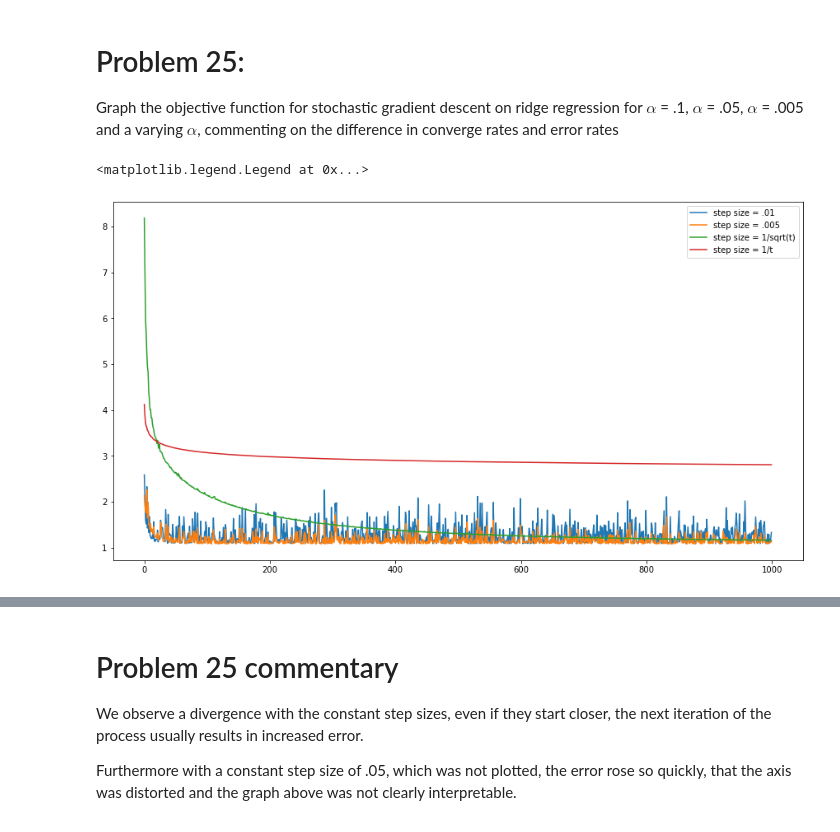
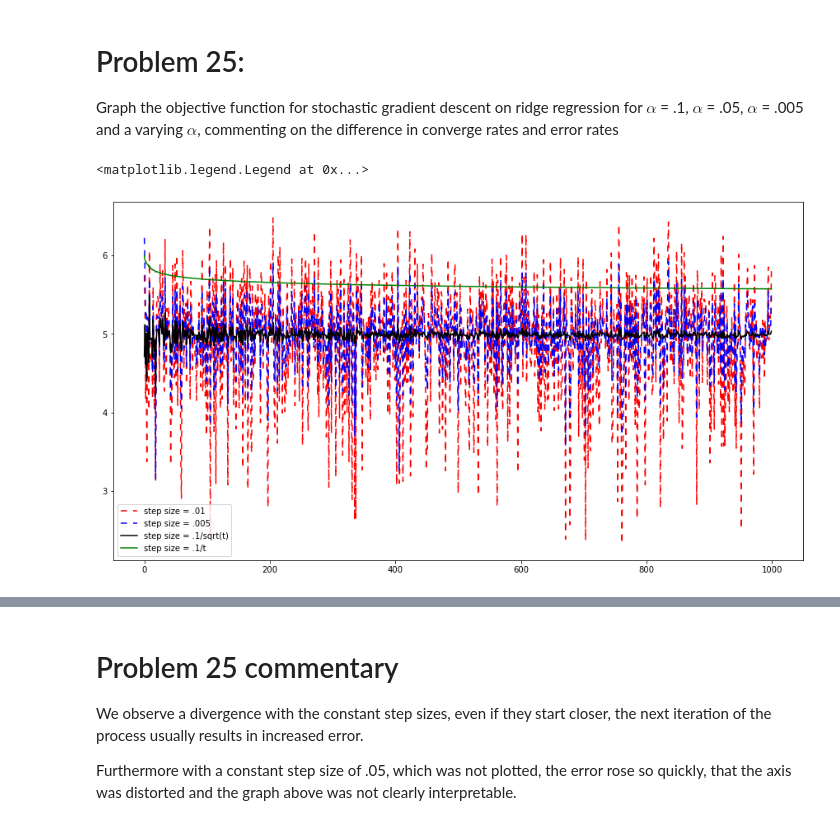
Before and after one commit to jgeorge313/Sem_2, a Jupyter notebook: DS_GA_1003/HW/hw2/skeleton_code.ipynb, the cells around one changed output, grey strips where cells are left out. Drawn from its saved outputs; the diff is of its cells as text; code cells hidden in the pictures.

Commit message:
fixed my gradient

```diff
--- a/DS_GA_1003/HW/hw2/skeleton_code.ipynb
+++ b/DS_GA_1003/HW/hw2/skeleton_code.ipynb
@@ -742,7 +742,7 @@ and $\eta$ is the step size in our stochastic descent algorithim
 
 Implement stochastic_grad_descent, done below
 # %%
-def stochastic_grad_descent(X, y, alpha=0.01, lambda_reg=10**-2, num_epoch=1000, eta0=False):
+def stochastic_grad_descent(X, y, c = 1, alpha=0.01, lambda_reg=10**-2, num_epoch=1000, eta0=False,):
     """
     In this question you will implement stochastic gradient descent with regularization term
     Args:
@@ -767,9 +767,9 @@ def stochastic_grad_descent(X, y, alpha=0.01, lambda_reg=10**-2, num_epoch=1000,
     loss_hist = np.zeros((num_epoch, num_instances)) #Initialize loss_hist
     #TODO
     # Set step counter
-    step_size_p = 1
+    t = 1
 
-    np.random.seed(10)
+    np.random.seed(27)
     for i in range(num_epoch):
         # Shuffle points
         shuffle = np.random.permutation(num_instances)
@@ -780,16 +780,15 @@ def stochastic_grad_descent(X, y, alpha=0.01, lambda_reg=10**-2, num_epoch=1000,
             loss_hist[i, j] = compute_square_loss(X, y, theta) + np.sum(theta**2)*lambda_reg
 
             # Simultaneously update theta
-            grad = 2*(np.dot(X[j], theta.T) - y[j])*X[j] + 2*lambda_reg*theta #Compute gradient of one single point
+            grad = 2*(X[j].T*X[j]*theta.T - y[j])*X[j] + 2*lambda_reg*theta #Compute gradient of one single point
 
+            if alpha == "1/t":
+                theta = theta - c/t * grad #Update theta
+                t+=1
+            elif alpha == "1/sqrt(t)":
+                theta = theta - c/np.sqrt(t) * grad #Update theta
+                t+=1
             else:
-                if isinstance(alpha, str):
-                    if alpha == "1/t":
-                        theta = theta - 0.1/step_size_p * grad #Update theta
-                    elif alpha == "1/sqrt(t)":
-                        theta = theta - 0.1/np.sqrt(step_size_p) * grad #Update theta
-                    step_size_p+=1
-                else:
-                    theta = theta - alpha * grad #Update theta
+                theta = theta - alpha * grad #Update theta
 
     return theta_hist, loss_hist
@@ -801,19 +852,24 @@ Graph the objective function for stochastic gradient descent on ridge regression
 sgd_theta_hist_01, sgd_loss_hist_01 = stochastic_grad_descent(X_train,y_train, alpha = .01)
 #sgd_theta_hist_05, sgd_loss_hist_05 = stochastic_grad_descent(X_train,y_train, alpha = .05)
 sgd_theta_hist_005, sgd_loss_hist_005 = stochastic_grad_descent(X_train,y_train, alpha = .005)
-sgd_theta_hist_sqrt, sgd_loss_hist_sqrt = stochastic_grad_descent(X_train,y_train, alpha = "1/sqrt(t)")
-sgd_theta_hist_t, sgd_loss_hist_t = stochastic_grad_descent(X_train,y_train, alpha = "1/t")
+sgd_theta_hist_sqrt_01, sgd_loss_hist_sqrt_01 = stochastic_grad_descent(X_train,y_train, c=.1, alpha = "1/sqrt(t)")
+sgd_theta_hist_t_01, sgd_loss_hist_t_01 = stochastic_grad_descent(X_train,y_train, c=.1, alpha = "1/t")
+
+sgd_theta_hist_sqrt_1, sgd_loss_hist_sqrt_1 = stochastic_grad_descent(X_train,y_train, c=1, alpha = "1/sqrt(t)")
+sgd_theta_hist_t_1, sgd_loss_hist_t_1 = stochastic_grad_descent(X_train,y_train, c=1, alpha = "1/t")
 # %%
 fig = plt.figure(figsize=(15,8))
-plt.plot(np.log(sgd_loss_hist_01[:,-1]), label = 'step size = .01')
-plt.plot(np.log(sgd_loss_hist_005[:,-1]), label = 'step size = .005')
+plt.plot(np.log(sgd_loss_hist_01[:,-1]), label = 'step size = .01', color = 'red', linestyle = (0, (5, 5)))
+
+plt.plot(np.log(sgd_loss_hist_005[:,-1]), label = 'step size = .005', color = 'blue', linestyle = (0, (5, 5)))
 #plt.plot(np.log(sgd_loss_hist_05[:,-1]), label = 'step size = .05') causes graph to lose meaning
-plt.plot(np.log(sgd_loss_hist_sqrt[:,-1]), label = 'step size = 1/sqrt(t)')
-plt.plot(np.log(sgd_loss_hist_t[:,-1]), label = 'step size = 1/t')
 
+plt.plot(np.log(sgd_loss_hist_sqrt_01[:,-1]), label = 'step size = .1/sqrt(t)', color = 'black')
+plt.plot(np.log(sgd_loss_hist_t_01[:,-1]), label = 'step size = .1/t', color = 'green')
 
-
+#plt.plot(np.log(sgd_loss_hist_sqrt_1[:,-1]), label = 'step size = 1/sqrt(t)', linestyle = 'dashed')
+#plt.plot(np.log(sgd_loss_hist_t_1[:,-1]), label = 'step size = 1/t', linestyle = 'dashed')
 plt.legend()
 # %% [output]
 <matplotlib.legend.Legend at 0x...>
-[figure, old version]
+[figure, new version]
```
Also changed, not shown: parts of 3 cells of this notebook.
